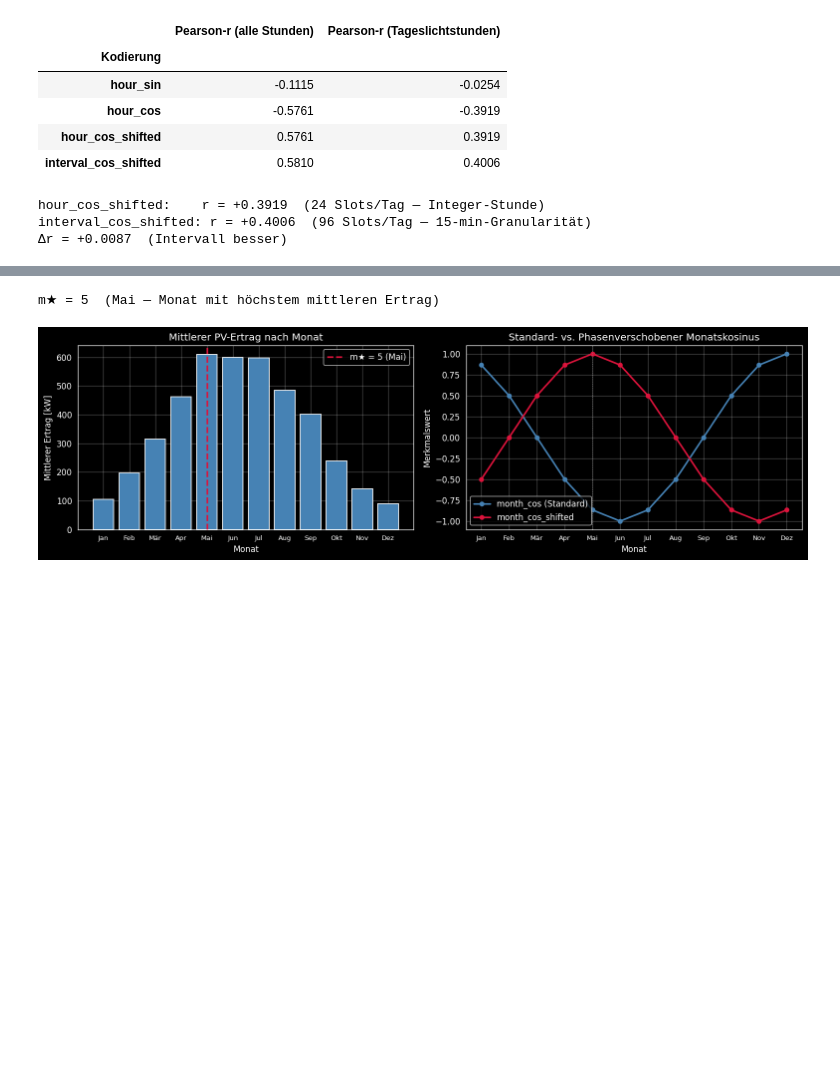
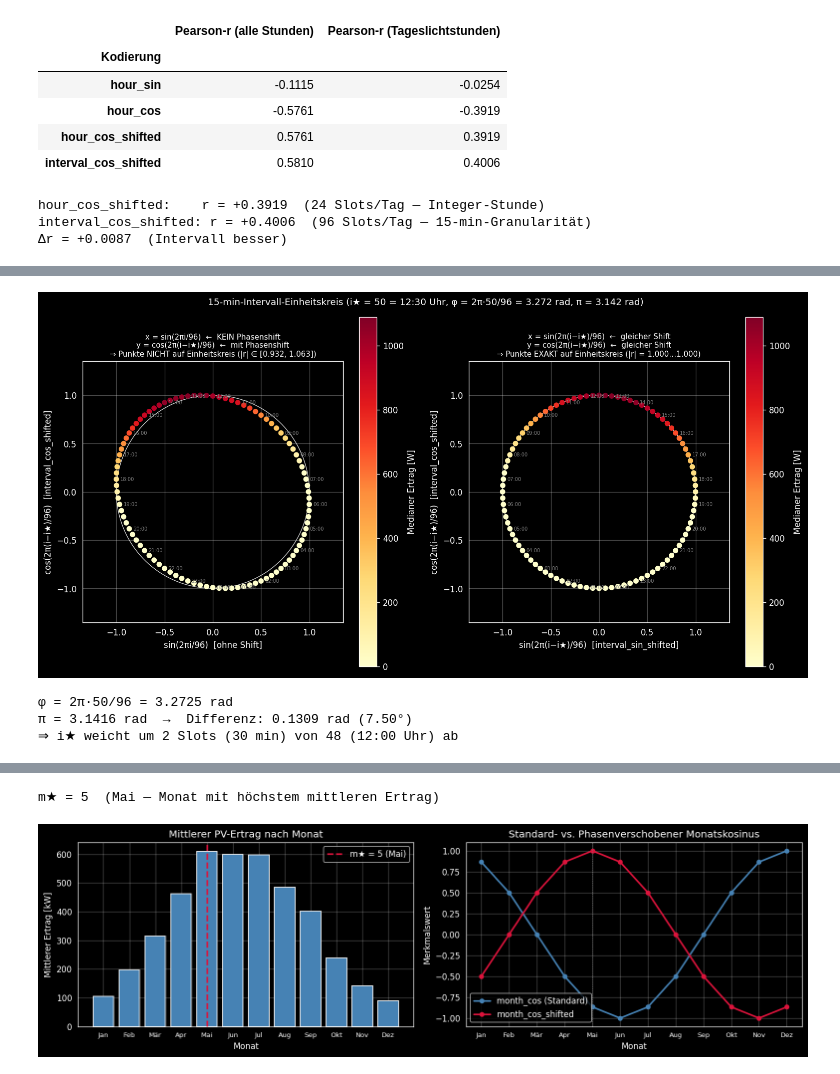
Before and after one commit to Anni075/KI-Project, a Jupyter notebook: notebooks/03_feature_engineering.ipynb, the cells around one changed output, grey strips where cells are left out. Drawn from its saved outputs; the diff is of its cells as text; code cells hidden in the pictures; blank space fills up the shorter version.

```diff
--- a/notebooks/03_feature_engineering.ipynb
+++ b/notebooks/03_feature_engineering.ipynb
@@ -184,0 +203,72 @@ interval_cos_shifted: r = +0.4006  (96 Slots/Tag — 15-min-Granularität)
+# %%
+# --- 15-min-Intervall-Einheitskreis: falsche vs. korrekte Achsenwahl ---
+theta     = np.linspace(0, 2 * np.pi, 300)
+int_vals  = np.arange(96)
+median_i_W = intervall_median.values
+
+# Winkel ohne und mit Phasenverschiebung
+angle_raw  = 2 * np.pi * int_vals / 96
+angle_shf  = 2 * np.pi * (int_vals - i_peak) / 96
+
+fig, axes = plt.subplots(1, 2, figsize=(13, 6.5))
+fig.suptitle(
+    f"15-min-Intervall-Einheitskreis (i★ = {i_peak} = {i_peak//4:02d}:{(i_peak%4)*15:02d} Uhr, "
+    f"φ = 2π·{i_peak}/96 = {2*np.pi*i_peak/96:.3f} rad, π = {np.pi:.3f} rad)",
+    fontsize=11
+)
+
+# ── links: bisherige (fehlerhafte) Darstellung ──────────────────────────────
+ax = axes[0]
+ax.plot(np.sin(theta), np.cos(theta), color="lightgrey", lw=0.8, zorder=1, label="Einheitskreis")
+sc = ax.scatter(np.sin(angle_raw), np.cos(angle_shf),
+                c=median_i_W, cmap="YlOrRd", s=30, zorder=3)
+# Residuum vom Einheitskreis visualisieren
+r = np.sqrt(np.sin(angle_raw)**2 + np.cos(angle_shf)**2)
+ax.set_title(
+    f"x = sin(2πi/96)  ←  KEIN Phasenshift\n"
+    f"y = cos(2π(i−i★)/96)  ←  mit Phasenshift\n"
+    f"⇒ Punkte NICHT auf Einheitskreis (|r| ∈ [{r.min():.3f}, {r.max():.3f}])",
+    fontsize=9
+)
+for slot in range(0, 96, 4):
+    x_, y_ = np.sin(angle_raw[slot]), np.cos(angle_shf[slot])
+    ax.annotate(f"{slot//4:02d}:00", (x_ + 0.04, y_), fontsize=6, color="grey", va="center")
+plt.colorbar(sc, ax=ax, label="Medianer Ertrag [W]")
+ax.set_aspect("equal")
+ax.set_xlabel("sin(2πi/96)  [ohne Shift]")
+ax.set_ylabel("cos(2π(i−i★)/96)  [interval_cos_shifted]")
+ax.set_xlim(-1.35, 1.35); ax.set_ylim(-1.35, 1.35)
+
+# ── rechts: korrekte Darstellung (gleicher Shift auf beiden Achsen) ──────────
+ax = axes[1]
+ax.plot(np.sin(theta), np.cos(theta), color="lightgrey", lw=0.8, zorder=1, label="Einheitskreis")
+sc = ax.scatter(np.sin(angle_shf), np.cos(angle_shf),
+                c=median_i_W, cmap="YlOrRd", s=30, zorder=3)
+r_corr = np.sqrt(np.sin(angle_shf)**2 + np.cos(angle_shf)**2)
+ax.set_title(
+    f"x = sin(2π(i−i★)/96)  ←  gleicher Shift\n"
+    f"y = cos(2π(i−i★)/96)  ←  gleicher Shift\n"
+    f"⇒ Punkte EXAKT auf Einheitskreis (|r| = {r_corr.min():.3f}…{r_corr.max():.3f})",
+    fontsize=9
+)
+for slot in range(0, 96, 4):
+    x_, y_ = np.sin(angle_shf[slot]), np.cos(angle_shf[slot])
+    ax.annotate(f"{slot//4:02d}:00", (x_ + 0.04, y_), fontsize=6, color="grey", va="center")
+plt.colorbar(sc, ax=ax, label="Medianer Ertrag [W]")
+ax.set_aspect("equal")
+ax.set_xlabel("sin(2π(i−i★)/96)  [interval_sin_shifted]")
+ax.set_ylabel("cos(2π(i−i★)/96)  [interval_cos_shifted]")
+ax.set_xlim(-1.35, 1.35); ax.set_ylim(-1.35, 1.35)
+
+plt.tight_layout()
+plt.show()
+
+phi = 2 * np.pi * i_peak / 96
+print(f"φ = 2π·{i_peak}/96 = {phi:.4f} rad")
+print(f"π = {np.pi:.4f} rad  →  Differenz: {abs(phi - np.pi):.4f} rad ({abs(phi - np.pi)*180/np.pi:.2f}°)")
+print(f"⇒ i★ weicht um {abs(i_peak - 48)} Slots ({abs(i_peak - 48)*15} min) von 48 (12:00 Uhr) ab")
+# %% [output]
+[figure, added]
+φ = 2π·50/96 = 3.2725 rad
+π = 3.1416 rad  →  Differenz: 0.1309 rad (7.50°)
+⇒ i★ weicht um 2 Slots (30 min) von 48 (12:00 Uhr) ab
```
Also changed, not shown: parts of 2 cells of this notebook.
